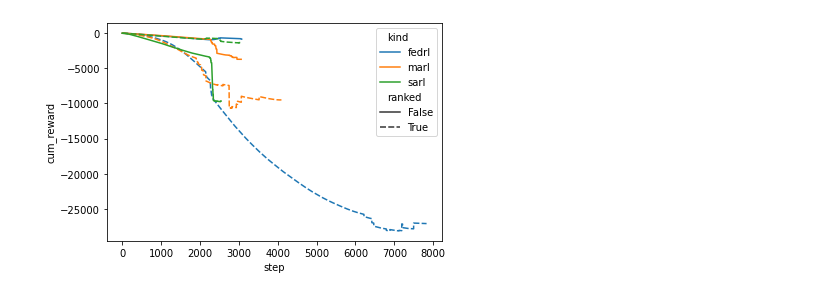
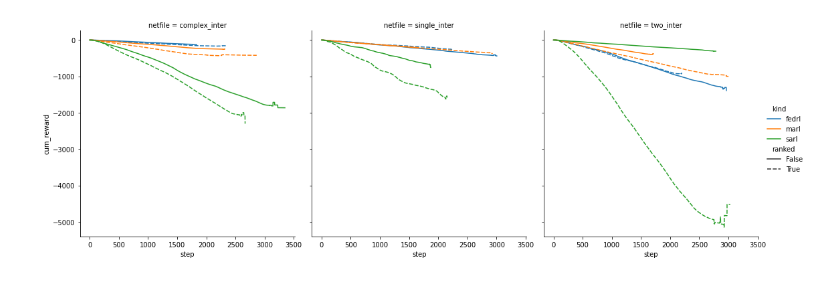
Before and after one commit to nathaniel-hudson/SUMO-FedRL, a Jupyter notebook: Evaluator.ipynb, the cells around one changed output. Saved outputs shown, nothing was run; the diff lists cells and outputs as text; code cells hidden in the pictures.

```diff
--- a/Evaluator.ipynb
+++ b/Evaluator.ipynb
@@ -14,0 +9,8 @@ data.head()
+# %%
+data = pd.read_csv("eval_data.csv")
+netfile_vals = []
+for val in data["netfile"]:
+    filtered_val = val.split(os.sep)[-1].split(".")[0]
+    netfile_vals.append(filtered_val)
+data["netfile"] = netfile_vals
+data.head()
@@ -15,6 +71,6 @@ data.head()
 # %%
-sns.lineplot(data=data, style="ranked", hue="kind", x="step", y="cum_reward", ci=None)
+sns.relplot(data=data, kind="line", style="ranked", hue="kind", col="netfile", x="step", y="cum_reward", ci=None)
 plt.savefig("reward_over_time.pdf")
 plt.show()
 # %% [output]
-[figure, old version]
+[figure, new version]
```
Also changed, not shown: parts of 9 cells of this notebook, 6 other files.
